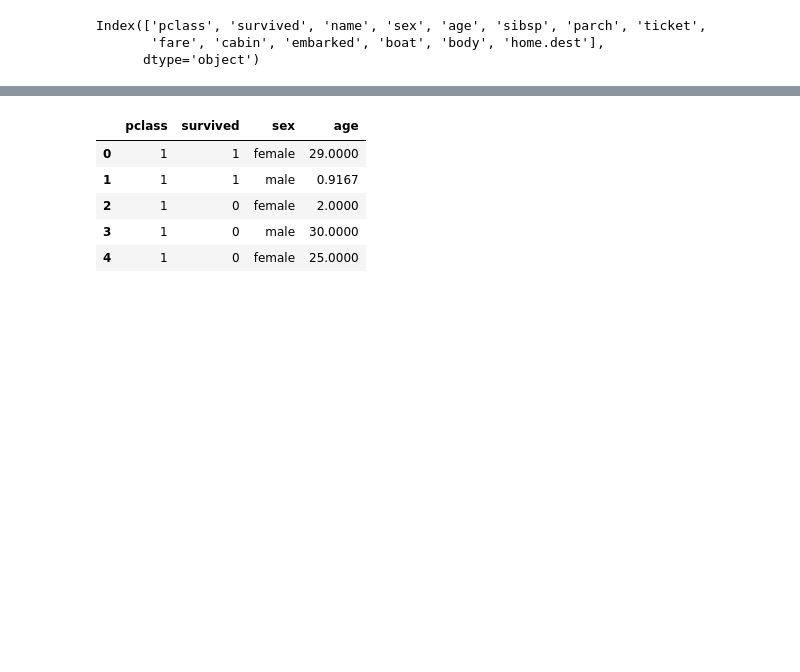
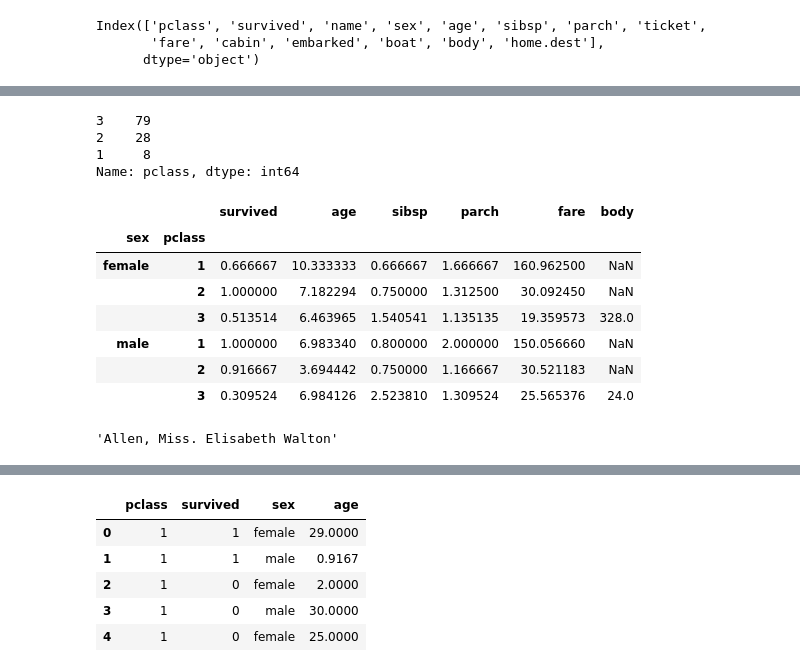
Before and after one commit to ShaD971/Machine-Learning, a Jupyter notebook: Panda.ipynb, the cells around one changed output, grey strips where cells are left out. Drawn from its saved outputs; the diff is of its cells as text; code cells hidden in the pictures; blank space fills up the shorter version.

```diff
--- a/Panda.ipynb
+++ b/Panda.ipynb
@@ -31,0 +27,23 @@ data.head()#visualisé les données
+# %%
+#Boolean indexing
+data[data['age']< 16]['pclass'].value_counts()
+# %% [output]
+3    79
+2    28
+1     8
+Name: pclass, dtype: int64
+# %%
+data[data['age'] < 16].groupby(['sex','pclass']).mean()
+# %% [output]
+|  |  | survived | age | sibsp | parch | fare | body |
+| sex | pclass |  |  |  |  |  |  |
+| female | 1 | 0.666667 | 10.333333 | 0.666667 | 1.666667 | 160.962500 | NaN |
+|  | 2 | 1.000000 | 7.182294 | 0.750000 | 1.312500 | 30.092450 | NaN |
+|  | 3 | 0.513514 | 6.463965 | 1.540541 | 1.135135 | 19.359573 | 328.0 |
+| male | 1 | 1.000000 | 6.983340 | 0.800000 | 2.000000 | 150.056660 | NaN |
+|  | 2 | 0.916667 | 3.694442 | 0.750000 | 1.166667 | 30.521183 | NaN |
+|  | 3 | 0.309524 | 6.984126 | 2.523810 | 1.309524 | 25.565376 | 24.0 |
+# %%
+data.iloc[0,2] #localisation  de la celule
+# %% [output]
+'Allen, Miss. Elisabeth Walton'
```
Also changed, not shown: parts of 10 cells of this notebook.
